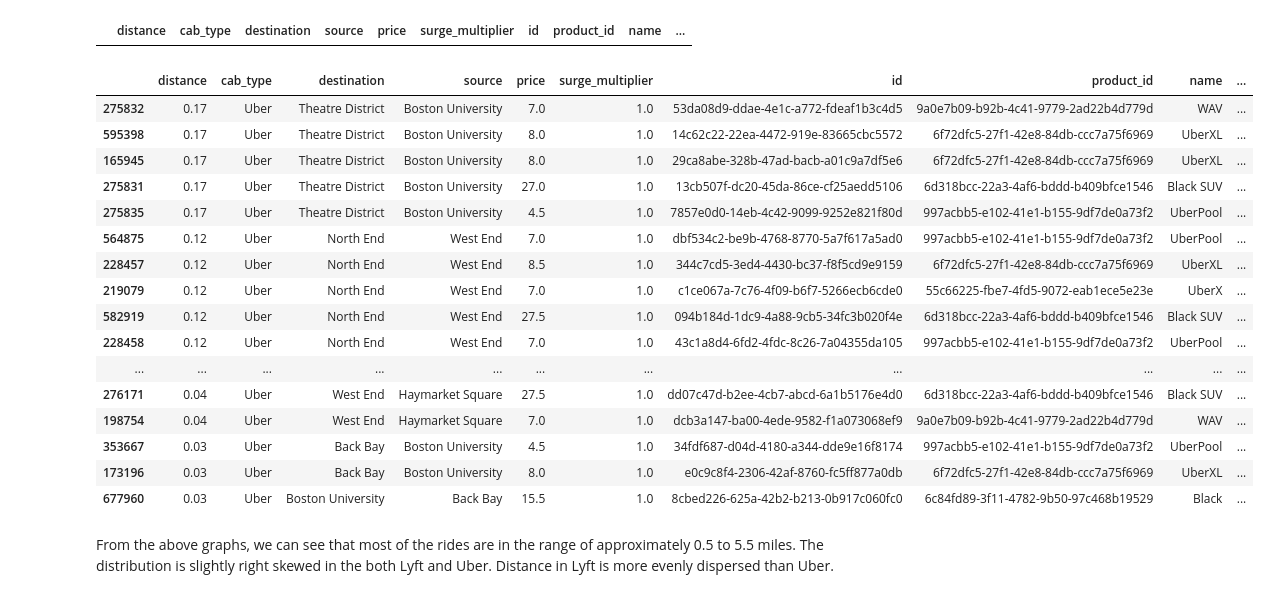
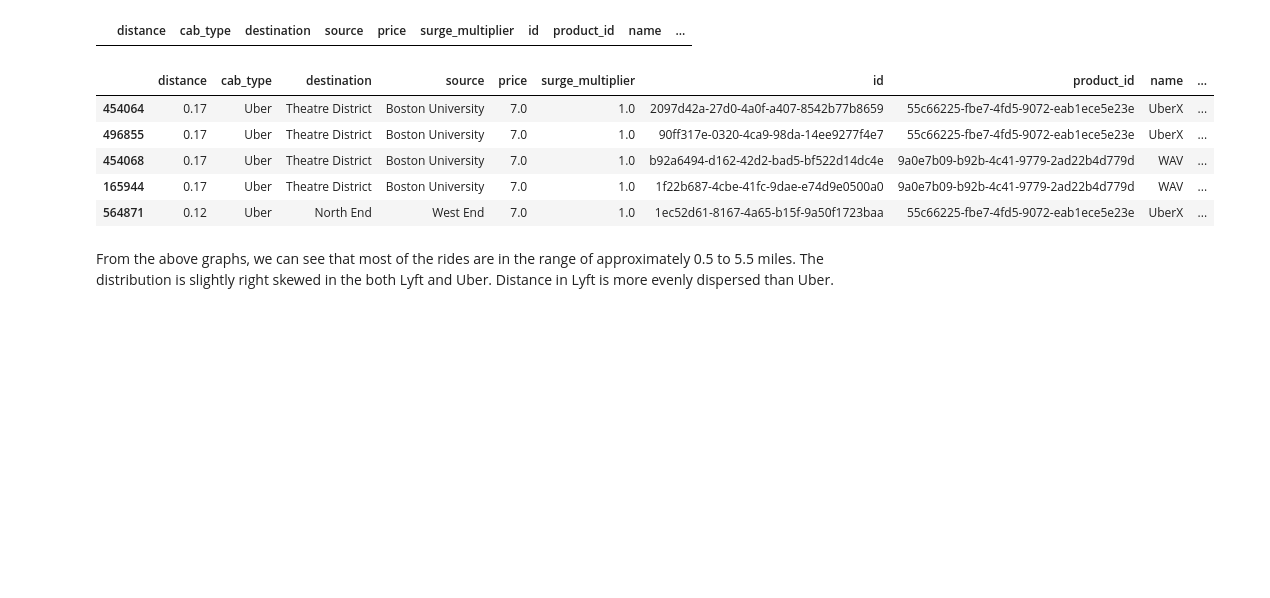
Before and after one commit to hc93/Uber-Lyft-Price-Prediction-With-Surge-Price, a Jupyter notebook: Final project.ipynb, the cells around one changed output. Cells and saved outputs as stored; diff of their text form; code cells hidden in the pictures; blank space fills up the shorter version.

```diff
--- a/Final project.ipynb
+++ b/Final project.ipynb
@@ -281,25 +281,14 @@ lyft[lyft['distance']<0.25]
 # %% [output]
 |  | distance | cab_type | destination | source | price | surge_multiplier | id | product_id | name | ... |
 # %%
-uber[uber['distance']<0.25].sort_values(by='distance', ascending=False).head(30)
+uber[uber['distance']<0.25].sort_values(by='distance', ascending=False).head(5)
 # %% [output]
 |  | distance | cab_type | destination | source | price | surge_multiplier | id | product_id | name | ... |
-| 275832 | 0.17 | Uber | Theatre District | Boston University | 7.0 | 1.0 | 53da08d9-ddae-4e1c-a772-fdeaf1b3c4d5 | 9a0e7b09-b92b-4c41-9779-2ad22b4d779d | WAV | ... |
-| 595398 | 0.17 | Uber | Theatre District | Boston University | 8.0 | 1.0 | 14c62c22-22ea-4472-919e-83665cbc5572 | 6f72dfc5-27f1-42e8-84db-ccc7a75f6969 | UberXL | ... |
-| 165945 | 0.17 | Uber | Theatre District | Boston University | 8.0 | 1.0 | 29ca8abe-328b-47ad-bacb-a01c9a7df5e6 | 6f72dfc5-27f1-42e8-84db-ccc7a75f6969 | UberXL | ... |
-| 275831 | 0.17 | Uber | Theatre District | Boston University | 27.0 | 1.0 | 13cb507f-dc20-45da-86ce-cf25aedd5106 | 6d318bcc-22a3-4af6-bddd-b409bfce1546 | Black SUV | ... |
-| 275835 | 0.17 | Uber | Theatre District | Boston University | 4.5 | 1.0 | 7857e0d0-14eb-4c42-9099-9252e821f80d | 997acbb5-e102-41e1-b155-9df7de0a73f2 | UberPool | ... |
-| 564875 | 0.12 | Uber | North End | West End | 7.0 | 1.0 | dbf534c2-be9b-4768-8770-5a7f617a5ad0 | 997acbb5-e102-41e1-b155-9df7de0a73f2 | UberPool | ... |
-| 228457 | 0.12 | Uber | North End | West End | 8.5 | 1.0 | 344c7cd5-3ed4-4430-bc37-f8f5cd9e9159 | 6f72dfc5-27f1-42e8-84db-ccc7a75f6969 | UberXL | ... |
-| 219079 | 0.12 | Uber | North End | West End | 7.0 | 1.0 | c1ce067a-7c76-4f09-b6f7-5266ecb6cde0 | 55c66225-fbe7-4fd5-9072-eab1ece5e23e | UberX | ... |
-| 582919 | 0.12 | Uber | North End | West End | 27.5 | 1.0 | 094b184d-1dc9-4a88-9cb5-34fc3b020f4e | 6d318bcc-22a3-4af6-bddd-b409bfce1546 | Black SUV | ... |
-| 228458 | 0.12 | Uber | North End | West End | 7.0 | 1.0 | 43c1a8d4-6fd2-4fdc-8c26-7a04355da105 | 997acbb5-e102-41e1-b155-9df7de0a73f2 | UberPool | ... |
-| ... | ... | ... | ... | ... | ... | ... | ... | ... | ... | ... |
-| 276171 | 0.04 | Uber | West End | Haymarket Square | 27.5 | 1.0 | dd07c47d-b2ee-4cb7-abcd-6a1b5176e4d0 | 6d318bcc-22a3-4af6-bddd-b409bfce1546 | Black SUV | ... |
-| 198754 | 0.04 | Uber | West End | Haymarket Square | 7.0 | 1.0 | dcb3a147-ba00-4ede-9582-f1a073068ef9 | 9a0e7b09-b92b-4c41-9779-2ad22b4d779d | WAV | ... |
-| 353667 | 0.03 | Uber | Back Bay | Boston University | 4.5 | 1.0 | 34fdf687-d04d-4180-a344-dde9e16f8174 | 997acbb5-e102-41e1-b155-9df7de0a73f2 | UberPool | ... |
-| 173196 | 0.03 | Uber | Back Bay | Boston University | 8.0 | 1.0 | e0c9c8f4-2306-42af-8760-fc5ff877a0db | 6f72dfc5-27f1-42e8-84db-ccc7a75f6969 | UberXL | ... |
-| 677960 | 0.03 | Uber | Boston University | Back Bay | 15.5 | 1.0 | 8cbed226-625a-42b2-b213-0b917c060fc0 | 6c84fd89-3f11-4782-9b50-97c468b19529 | Black | ... |
+| 454064 | 0.17 | Uber | Theatre District | Boston University | 7.0 | 1.0 | 2097d42a-27d0-4a0f-a407-8542b77b8659 | 55c66225-fbe7-4fd5-9072-eab1ece5e23e | UberX | ... |
+| 496855 | 0.17 | Uber | Theatre District | Boston University | 7.0 | 1.0 | 90ff317e-0320-4ca9-98da-14ee9277f4e7 | 55c66225-fbe7-4fd5-9072-eab1ece5e23e | UberX | ... |
+| 454068 | 0.17 | Uber | Theatre District | Boston University | 7.0 | 1.0 | b92a6494-d162-42d2-bad5-bf522d14dc4e | 9a0e7b09-b92b-4c41-9779-2ad22b4d779d | WAV | ... |
+| 165944 | 0.17 | Uber | Theatre District | Boston University | 7.0 | 1.0 | 1f22b687-4cbe-41fc-9dae-e74d9e0500a0 | 9a0e7b09-b92b-4c41-9779-2ad22b4d779d | WAV | ... |
+| 564871 | 0.12 | Uber | North End | West End | 7.0 | 1.0 | 1ec52d61-8167-4a65-b15f-9a50f1723baa | 55c66225-fbe7-4fd5-9072-eab1ece5e23e | UberX | ... |
 # %%
 cab_data=cab_data[cab_data['distance']>=0.25]
 uber=uber[uber['distance']>=0.25]
```
Also changed, not shown: parts of 82 cells of this notebook.
